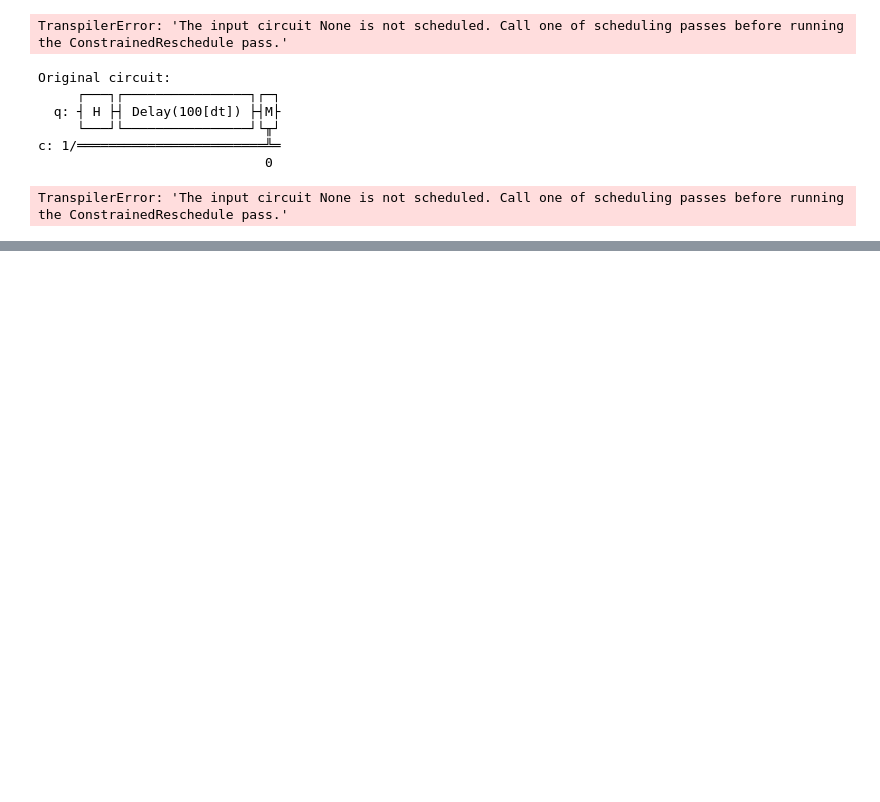
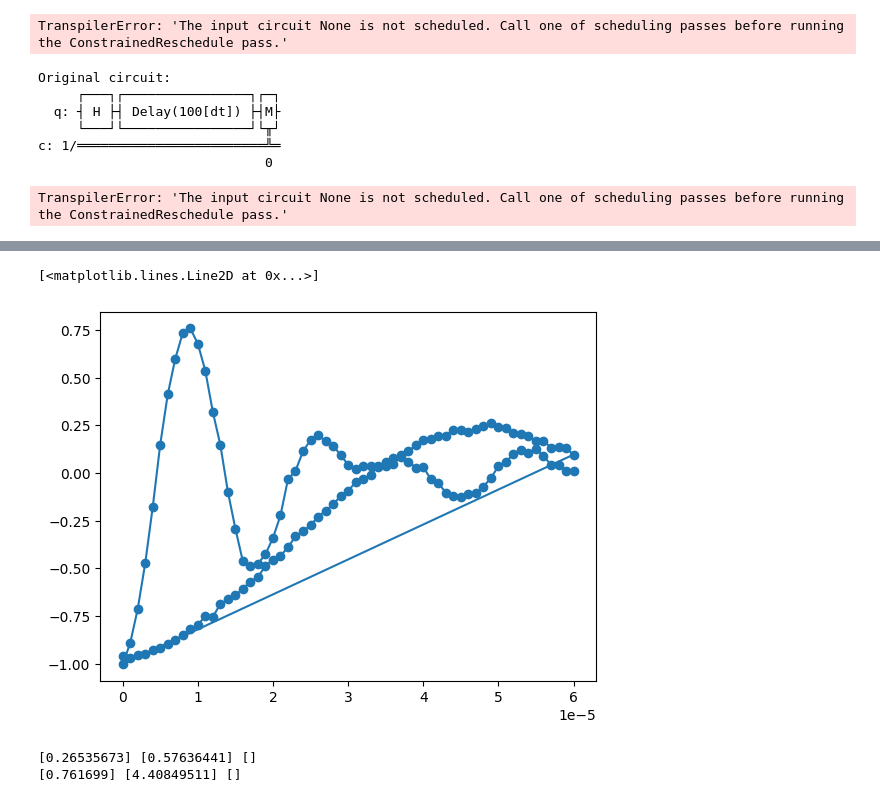
Before and after one commit to Davidkatom/Crosstalk, a Jupyter notebook: real_hardware_2.ipynb, the cells around one changed output, grey strips where cells are left out. Saved outputs shown, nothing was run; the diff lists cells and outputs as text; code cells hidden in the pictures; blank space fills up the shorter version.

```diff
--- a/real_hardware_2.ipynb
+++ b/real_hardware_2.ipynb
@@ -253,3 +108,30 @@ Original circuit:
 c: 1/════════════════════════╩═
                              0
 TranspilerError: 'The input circuit None is not scheduled. Call one of scheduling passes before running the ConstrainedReschedule pass.'
+# %%
+import numpy as np
+from qiskit.circuit.library import IQP
+from qiskit.transpiler.preset_passmanagers import generate_preset_pass_manager
+from qiskit.quantum_info import SparsePauliOp, random_hermitian
+from qiskit_ibm_runtime import EstimatorV2 as Estimator
+
+n_qubits = 50
+
+backend = service.least_busy(
+    operational=True, simulator=False, min_num_qubits=n_qubits
+)
+
+mat = np.real(random_hermitian(n_qubits, seed=1234))
+circuit = IQP(mat)
+observable = SparsePauliOp("Z" * 50)
+
+pm = generate_preset_pass_manager(backend=backend, optimization_level=1)
+isa_circuit = pm.run(circuit)
+isa_observable = observable.apply_layout(isa_circuit.layout)
+
+estimator = Estimator(mode=backend)
+job = estimator.run([(isa_circuit, isa_observable)])
+result = job.result()
+
+print(f" > Expectation value: {result[0].data.evs}")
+print(f" > Metadata: {result[0].metadata}")
@@ -255,0 +227,13 @@ TranspilerError: 'The input circuit None is not scheduled. Call one of schedulin
+# %%
+
+print(len(circuits))
+print(len(pubs))
+for idx in range(len(pubs)):
+    pub_result = job_result[idx]
+    print(f">>> Expectation values for PUB {idx}: {pub_result.data.evs}")
+    print(f">>> Standard errors for PUB {idx}: {pub_result.data.stds}")
+
+
+expt = [pub_result.data.evs for pub_result in job_result]
+expt_nocross = expt[:len(delays)]
+expt_cross = expt[len(delays):]
@@ -255,0 +258,6 @@ TranspilerError: 'The input circuit None is not scheduled. Call one of schedulin
+# %%
+import matplotlib.pyplot as plt
+plt.plot(twice, expt, 'o-')
+# %% [output]
+[<matplotlib.lines.Line2D at 0x...>]
+[figure, added]
@@ -255,0 +278,9 @@ TranspilerError: 'The input circuit None is not scheduled. Call one of schedulin
+# %%
+D,W,J = estimator.one_by_one_X(batch_nocross, batch_nocross)
+D_cross,W_cross,J_cross = estimator.one_by_one_X(batch_cross, batch_cross)
+
+print(D,W,J)
+print(D_cross,W_cross,J_cross)
+# %% [output]
+[0.26535673] [0.57636441] []
+[0.761699] [4.40849511] []
```
Also changed, not shown: parts of 24 cells of this notebook.
